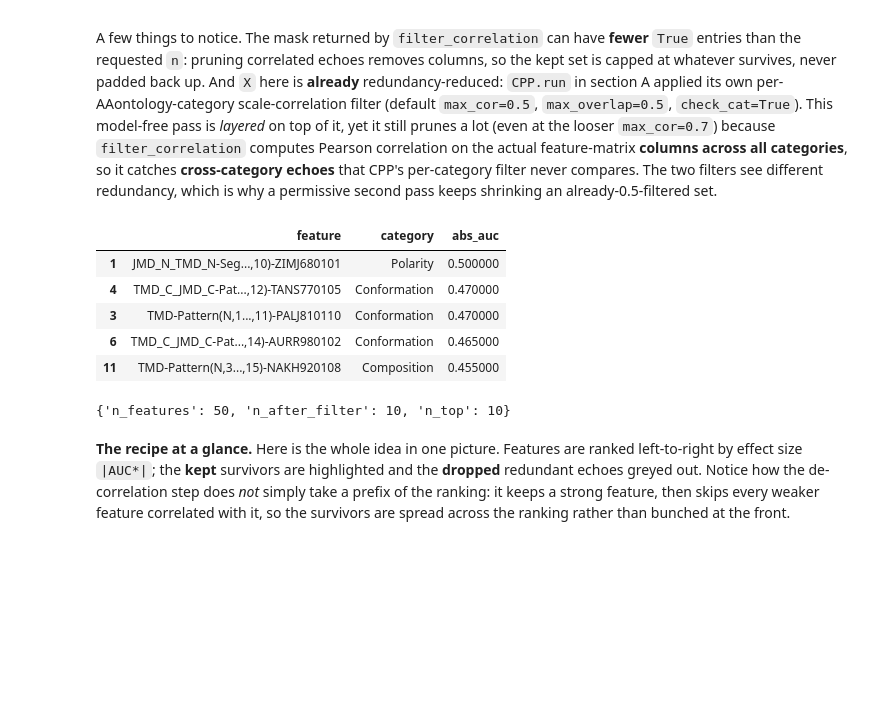
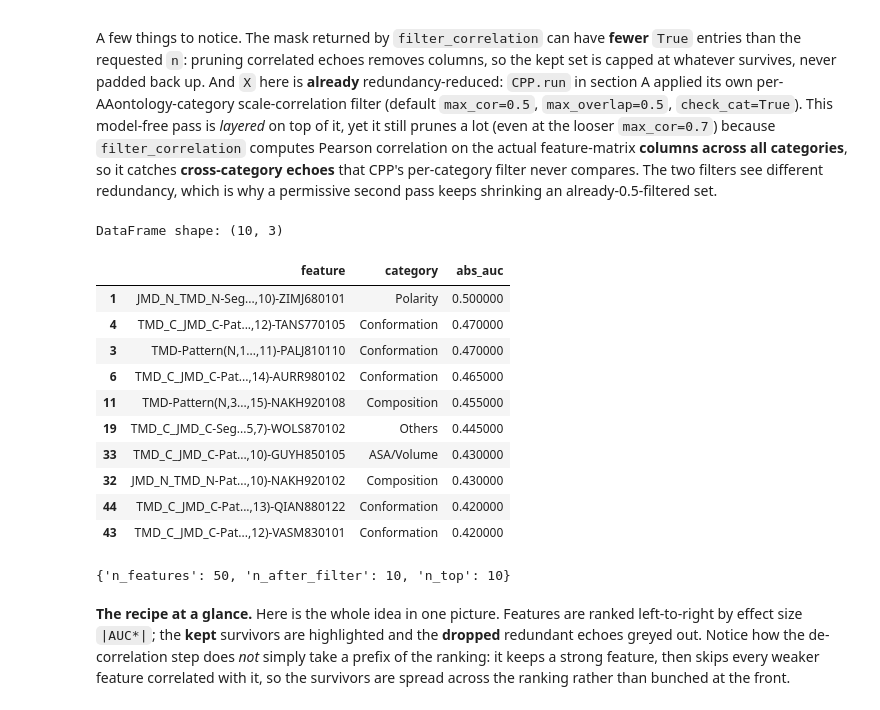
Before and after one commit to breimanntools/aaanalysis, a Jupyter notebook: protocols/protocol7_feature_selection.ipynb, the cells around one changed output. Drawn from its saved outputs; the diff is of its cells as text; code cells hidden in the pictures; blank space fills up the shorter version.

```diff
--- a/protocols/protocol7_feature_selection.ipynb
+++ b/protocols/protocol7_feature_selection.ipynb
@@ -65,29 +72,35 @@ X.shape
 A few things to notice. The mask returned by `filter_correlation` can have **fewer** `True` entries than the requested `n`: pruning correlated echoes removes columns, so the kept set is capped at whatever survives, never padded back up. And `X` here is **already** redundancy-reduced: `CPP.run` in section A applied its own per-AAontology-category scale-correlation filter (default `max_cor=0.5`, `max_overlap=0.5`, `check_cat=True`). This model-free pass is *layered* on top of it, yet it still prunes a lot (even at the looser `max_cor=0.7`) because `filter_correlation` computes Pearson correlation on the actual feature-matrix **columns across all categories**, so it catches **cross-category echoes** that CPP's per-category filter never compares. The two filters see different redundancy, which is why a permissive second pass keeps shrinking an already-0.5-filtered set.
 # %%
 # 1) effect size, 2) effect-sorted column order
-auc = aa.comp_auc_adjusted(X=X, labels=labels, n_jobs=1)
+auc = aa.comp_auc_adjusted(X=X, labels=labels, label_test=1, label_ref=0, n_jobs=1)
 order = np.argsort(np.abs(auc), kind="stable")[::-1]  # stable: deterministic tie order
 
 # 3) correlation filter on the EFFECT-SORTED matrix (sort-first contract)
 nf = aa.NumericalFeature()
 mask = nf.filter_correlation(X=X[:, order], max_cor=0.7)
 kept = order[mask]          # original column indices, still in effect order
 
 # 4) top-n of the non-redundant survivors
 top_n = kept[:20]
 
 # funnel: kept can be < n_features once correlated echoes are pruned (never padded up)
 funnel = {"n_features": X.shape[1], "n_after_filter": int(mask.sum()), "n_top": len(top_n)}
-aa.display_df(df=df_feat.iloc[top_n][["feature", "category", "abs_auc"]], n_rows=5)
+aa.display_df(df=df_feat.iloc[top_n][["feature", "category", "abs_auc"]], n_rows=10, show_shape=True)
 funnel
 # %% [output]
+DataFrame shape: (10, 3)
 |  | feature | category | abs_auc |
 | 1 | JMD_N_TMD_N-Seg...,10)-ZIMJ680101 | Polarity | 0.500000 |
 | 4 | TMD_C_JMD_C-Pat...,12)-TANS770105 | Conformation | 0.470000 |
 | 3 | TMD-Pattern(N,1...,11)-PALJ810110 | Conformation | 0.470000 |
 | 6 | TMD_C_JMD_C-Pat...,14)-AURR980102 | Conformation | 0.465000 |
 | 11 | TMD-Pattern(N,3...,15)-NAKH920108 | Composition | 0.455000 |
+| 19 | TMD_C_JMD_C-Seg...5,7)-WOLS870102 | Others | 0.445000 |
+| 33 | TMD_C_JMD_C-Pat...,10)-GUYH850105 | ASA/Volume | 0.430000 |
+| 32 | JMD_N_TMD_N-Pat...,10)-NAKH920102 | Composition | 0.430000 |
+| 44 | TMD_C_JMD_C-Pat...,13)-QIAN880122 | Conformation | 0.420000 |
+| 43 | TMD_C_JMD_C-Pat...,12)-VASM830101 | Conformation | 0.420000 |
-{'n_features': 50, 'n_after_filter': 10, 'n_top': 10}
+{'n_features': 50, 'n_after_filter': 10, 'n_top': 10}
 # %% [markdown]
 **The recipe at a glance.** Here is the whole idea in one picture. Features are ranked left-to-right by effect size `|AUC*|`; the **kept** survivors are highlighted and the **dropped** redundant echoes greyed out. Notice how the de-correlation step does *not* simply take a prefix of the ranking: it keeps a strong feature, then skips every weaker feature correlated with it, so the survivors are spread across the ranking rather than bunched at the front.
 # %%
```
Also changed, not shown: parts of 12 cells of this notebook.
